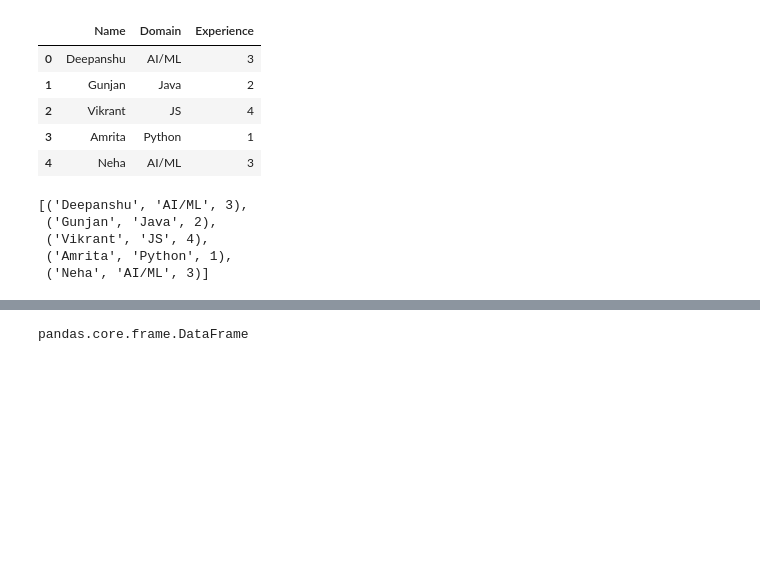
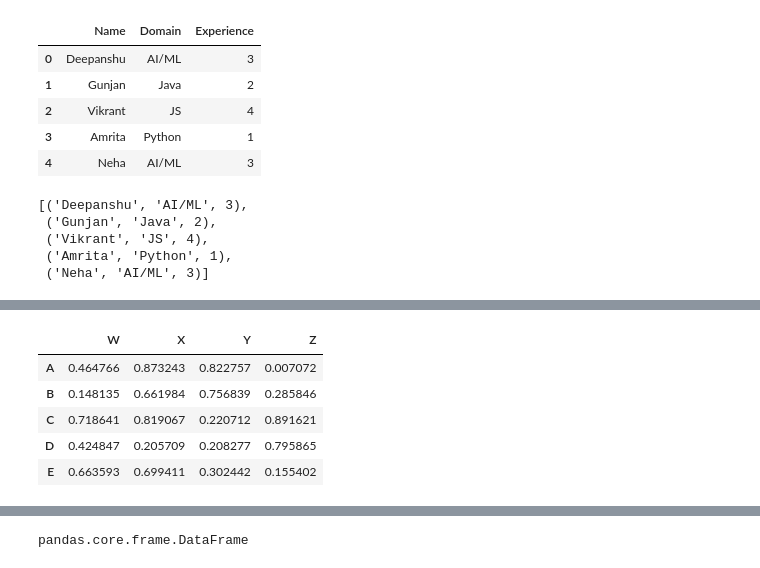
Before and after one commit to Deepanshuchauhan123/Machine-Learning, a Jupyter notebook: Pandas/Pandas.ipynb, the cells around one changed output, grey strips where cells are left out. Cells and saved outputs as stored; diff of their text form; code cells hidden in the pictures; blank space fills up the shorter version.

Commit message:
Pandas Dataframes 4.0

```diff
--- a/Pandas/Pandas.ipynb
+++ b/Pandas/Pandas.ipynb
@@ -118,0 +129,9 @@ df1
+# %%
+df1
+# %% [output]
+|  | W | X | Y | Z |
+| A | 0.464766 | 0.873243 | 0.822757 | 0.007072 |
+| B | 0.148135 | 0.661984 | 0.756839 | 0.285846 |
+| C | 0.718641 | 0.819067 | 0.220712 | 0.891621 |
+| D | 0.424847 | 0.205709 | 0.208277 | 0.795865 |
+| E | 0.663593 | 0.699411 | 0.302442 | 0.155402 |
```
Also changed, not shown: parts of 20 cells of this notebook.
